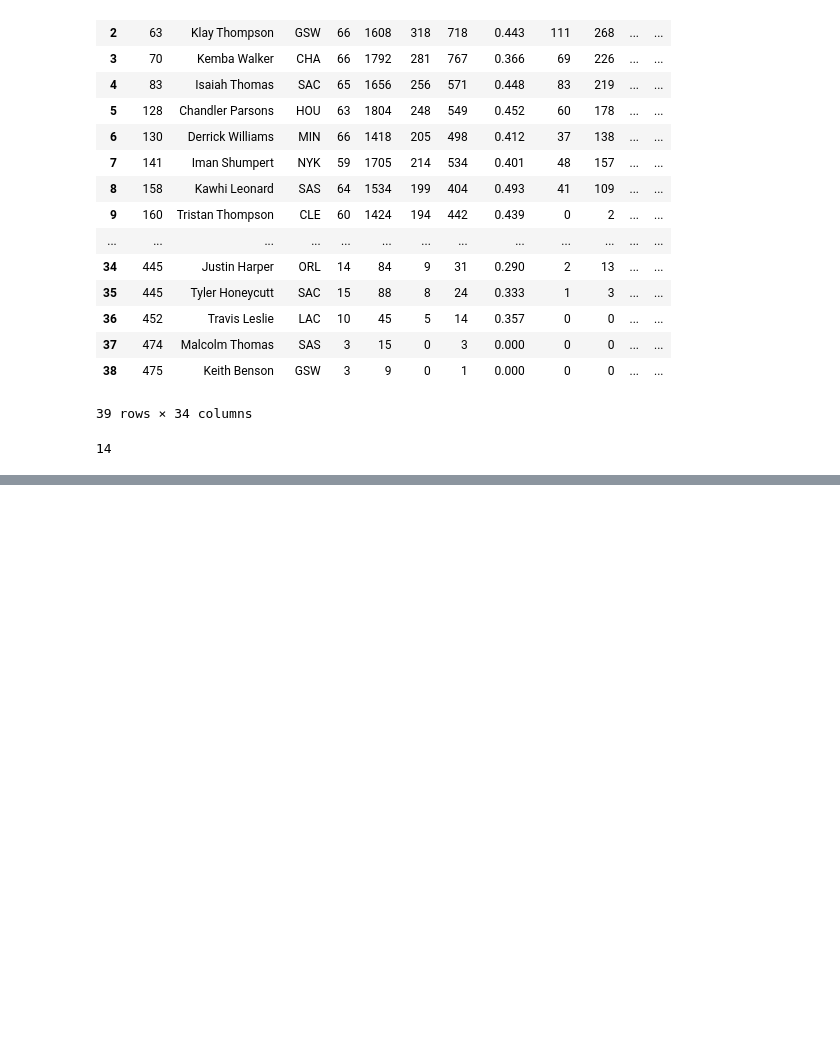
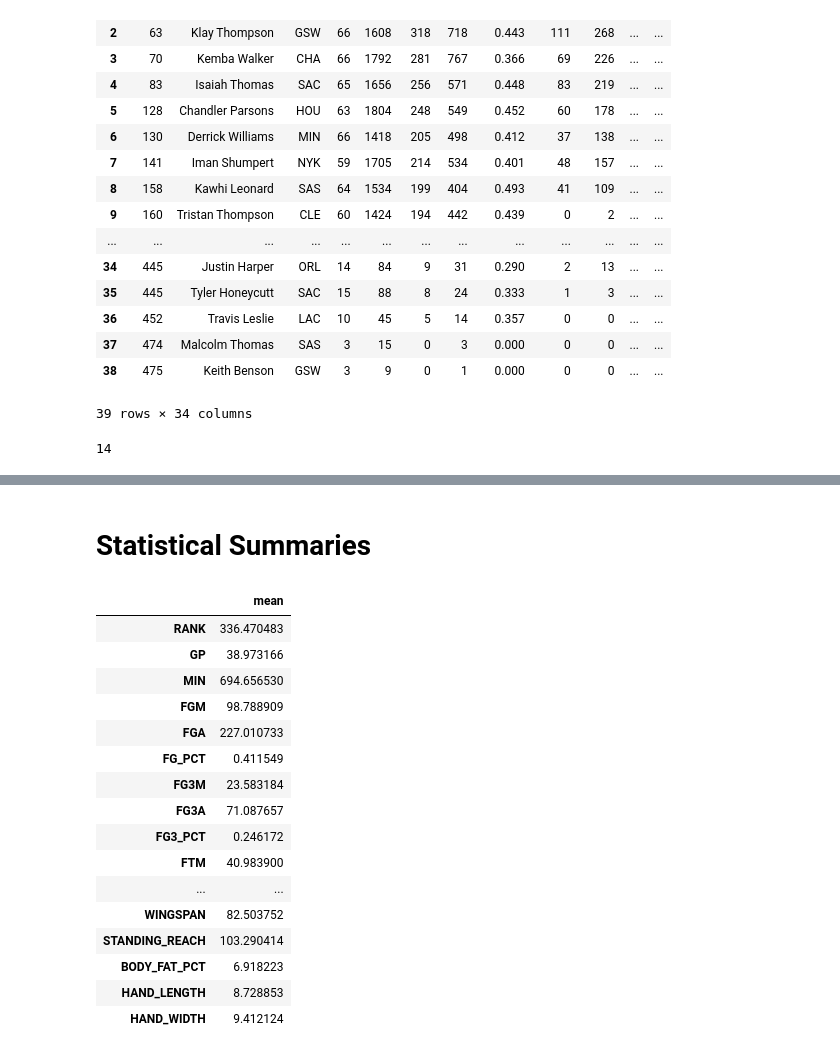
Before and after one commit to mannievilla/NBA-Draft-Selections, a Jupyter notebook: NBA_webscrape.ipynb, the cells around one changed output, grey strips where cells are left out. Cells and saved outputs as stored; diff of their text form; code cells hidden in the pictures; blank space fills up the shorter version.

```diff
--- a/NBA_webscrape.ipynb
+++ b/NBA_webscrape.ipynb
@@ -1129,0 +1131,23 @@ concat_data()
+# %% [markdown]
+# Statistical Summaries
+# %%
+# Just the mean column of the stats
+nba_df.describe().T.iloc[:, 1:2]
+# %% [output]
+|  | mean |
+| RANK | 336.470483 |
+| GP | 38.973166 |
+| MIN | 694.656530 |
+| FGM | 98.788909 |
+| FGA | 227.010733 |
+| FG_PCT | 0.411549 |
+| FG3M | 23.583184 |
+| FG3A | 71.087657 |
+| FG3_PCT | 0.246172 |
+| FTM | 40.983900 |
+| ... | ... |
+| WINGSPAN | 82.503752 |
+| STANDING_REACH | 103.290414 |
+| BODY_FAT_PCT | 6.918223 |
+| HAND_LENGTH | 8.728853 |
+| HAND_WIDTH | 9.412124 |
```
Also changed, not shown: parts of 8 cells of this notebook.
